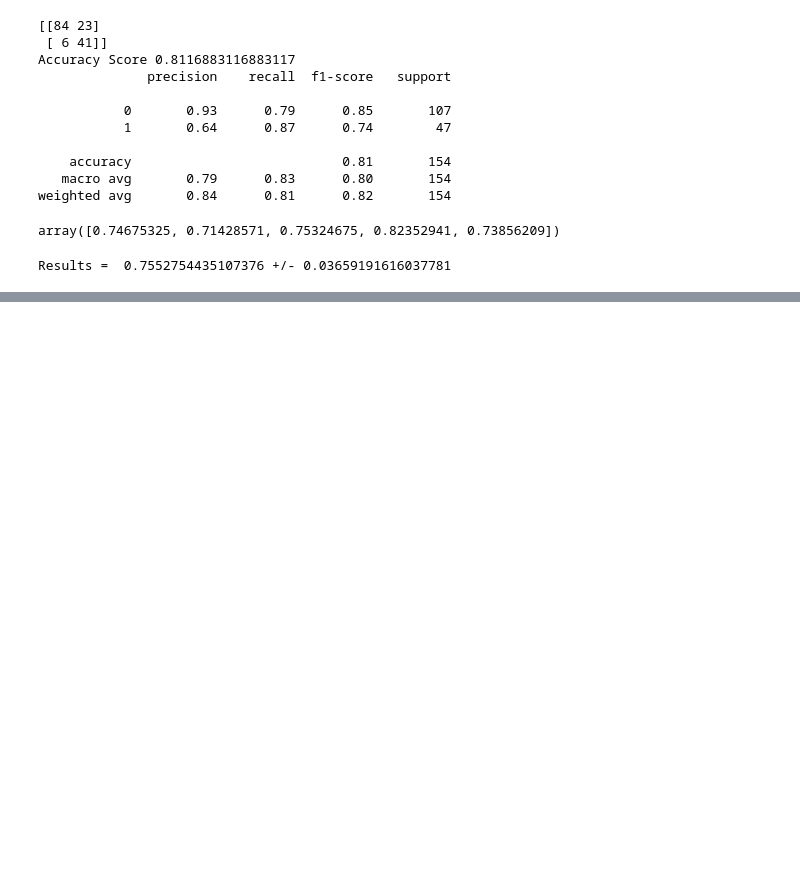
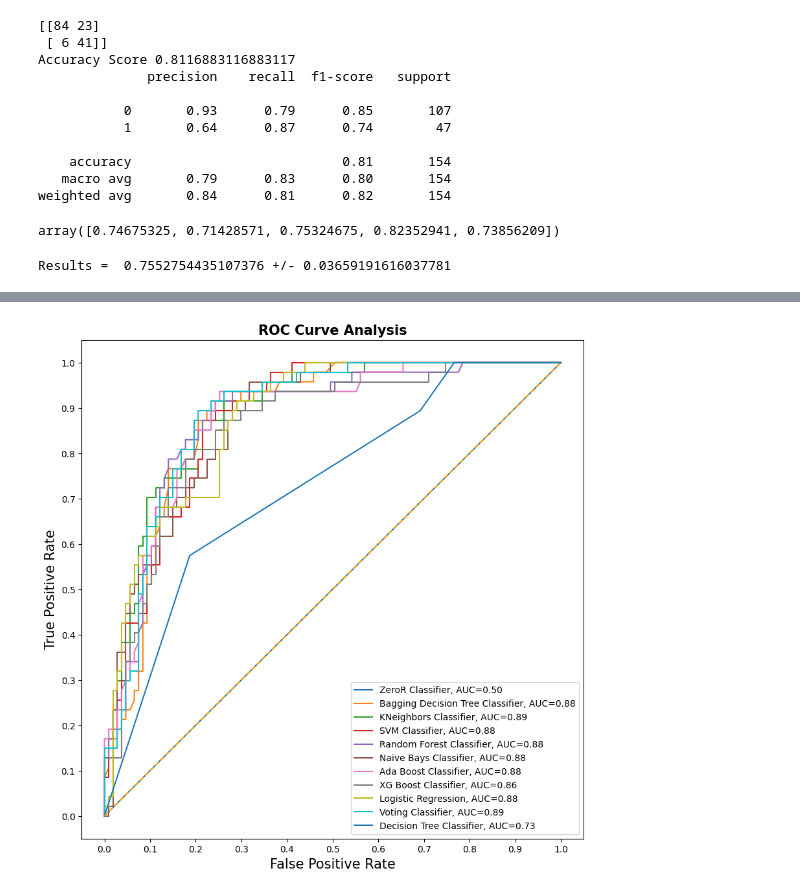
Before and after one commit to MyDung1012/predicts_diabetes_AI, a Jupyter notebook: working with smote.ipynb, the cells around one changed output, grey strips where cells are left out. Saved outputs shown, nothing was run; the diff lists cells and outputs as text; code cells hidden in the pictures; blank space fills up the shorter version.

```diff
--- a/working with smote.ipynb
+++ b/working with smote.ipynb
@@ -367,0 +951,13 @@ Results =  0.7552754435107376 +/- 0.03659191616037781
+# %%
+#use the model to predict the target values for test dataset. We are storing the predicted class by all the models and we will use it to get the ROC AUC score
+probas1 = dummy_clf.predict_proba(X_test)[:, 1]
+probas2 = DTC2.predict_proba(X_test)[:, 1]
+probas3 = knn_grid2.predict_proba(X_test)[:, 1]
+probas4 = SVC2.predict_proba(X_test)[:, 1]
+probas5 = rf_randomcv2.predict_proba(X_test)[:, 1]
+probas6 = gs_NB2.predict_proba(X_test)[:, 1]
+probas7 = abc.predict_proba(X_test)[:, 1]
+probas8 = XGB_clf2.predict_proba(X_test)[:, 1]
+probas9 = lr_grid2.predict_proba(X_test)[:, 1]
+probas10 = Hyper_vot_soft.predict_proba(X_test)[:, 1]
+probas11 = DTC3.predict_proba(X_test)[:, 1]
@@ -367,0 +1005,34 @@ Results =  0.7552754435107376 +/- 0.03659191616037781
+# %%
+final_roc_auc.append({'model_name': 'ZeroR Classifier', 'fpr': false_positive_rate1, 'tpr': true_positive_rate1, 'auc': roc_auc_score(y_test, probas1)})
+final_roc_auc.append({'model_name': 'Bagging Decision Tree Classifier', 'fpr': false_positive_rate2, 'tpr': true_positive_rate2, 'auc': roc_auc_score(y_test, probas2)})
+final_roc_auc.append({'model_name': 'KNeighbors Classifier', 'fpr': false_positive_rate3, 'tpr': true_positive_rate3, 'auc': roc_auc_score(y_test, probas3)})
+final_roc_auc.append({'model_name': 'SVM Classifier', 'fpr': false_positive_rate4, 'tpr': true_positive_rate4, 'auc': roc_auc_score(y_test, probas4)})
+final_roc_auc.append({'model_name': 'Random Forest Classifier', 'fpr': false_positive_rate5, 'tpr': true_positive_rate5, 'auc': roc_auc_score(y_test, probas5)})
+final_roc_auc.append({'model_name': 'Naive Bays Classifier', 'fpr': false_positive_rate6, 'tpr': true_positive_rate6, 'auc': roc_auc_score(y_test, probas6)})
+final_roc_auc.append({'model_name': 'Ada Boost Classifier', 'fpr': false_positive_rate7, 'tpr': true_positive_rate7, 'auc': roc_auc_score(y_test, probas7)})
+final_roc_auc.append({'model_name': 'XG Boost Classifier', 'fpr': false_positive_rate8, 'tpr': true_positive_rate8, 'auc': roc_auc_score(y_test, probas8)})
+final_roc_auc.append({'model_name': 'Logistic Regression', 'fpr': false_positive_rate9, 'tpr': true_positive_rate9, 'auc': roc_auc_score(y_test, probas9)})
+final_roc_auc.append({'model_name': 'Voting Classifier', 'fpr': false_positive_rate10, 'tpr': true_positive_rate10, 'auc': roc_auc_score(y_test, probas10)})
+final_roc_auc.append({'model_name': 'Decision Tree Classifier', 'fpr': false_positive_rate11, 'tpr': true_positive_rate11, 'auc': roc_auc_score(y_test, probas11)})
+# %%
+    fig = plt.figure(figsize=(10,10))
+
+    for m in final_roc_auc:
+        plt.plot(m['fpr'],
+                m['tpr'],
+                label="{}, AUC={:.2f}".format(m['model_name'], m['auc']))
+
+    plt.plot([0,1], [0,1], color='orange', linestyle='--')
+
+    plt.xticks(np.arange(0.0, 1.1, step=0.1))
+    plt.xlabel("False Positive Rate", fontsize=15)
+
+    plt.yticks(np.arange(0.0, 1.1, step=0.1))
+    plt.ylabel("True Positive Rate", fontsize=15)
+
+    plt.title('ROC Curve Analysis', fontweight='bold', fontsize=15)
+    plt.legend(prop={'size':10}, loc='lower right')
+
+    plt.show()
+# %% [output]
+[figure, added]
```
Also changed, not shown: parts of 56 cells of this notebook, 4 other files.
